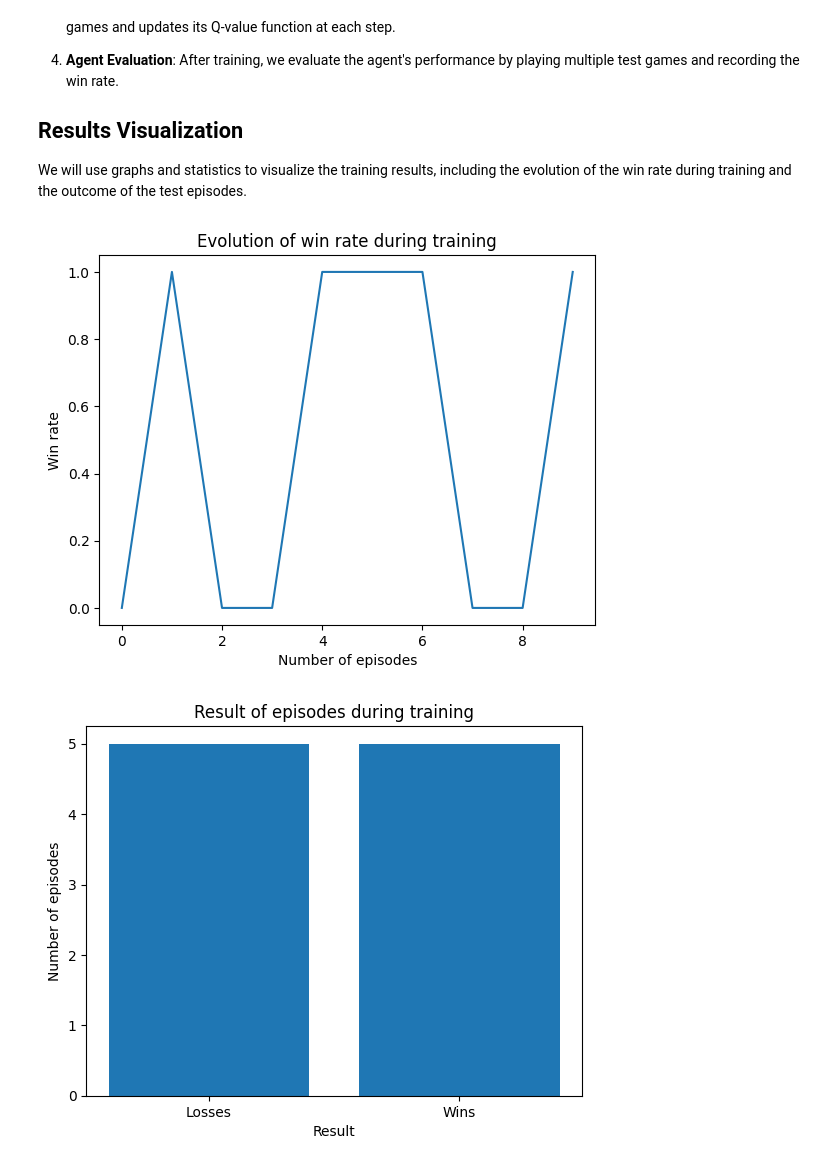
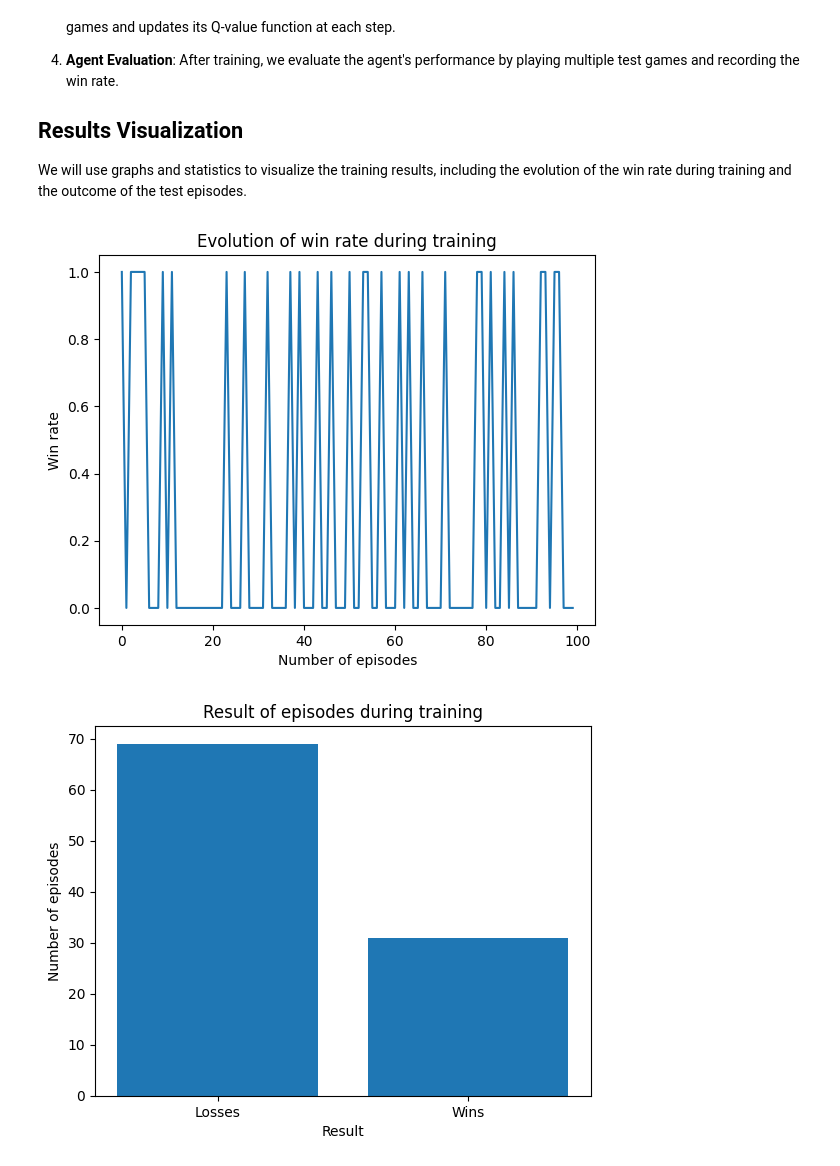
Before and after one commit to AlvaroPorcel/ReinforcementLearning_BlackJack, a Jupyter notebook: Statistic_Graphs.ipynb, the cells around one changed output. Cells and saved outputs as stored; diff of their text form; code cells hidden in the pictures.

```diff
--- a/Statistic_Graphs.ipynb
+++ b/Statistic_Graphs.ipynb
@@ -33,7 +33,7 @@ from agent import QLearningAgent
 # Training the agent
 env = Blackjack()
 agent = QLearningAgent(n_actions=2)
-num_episodes = 10
+num_episodes = 100
 num_test_episodes = 10
 win_rates = []
 rewards_per_episode = []
@@ -46,97 +46,32 @@ for episode in range(num_episodes):
     while not done:
         action = agent.choose_action(*state)
         next_state, reward, done = env.step(action)
         agent.update_q_table(state, action, reward, next_state)
         state = next_state
         if reward == 1:
             total_wins += 1
     win_rates.append(total_wins)
 
 # Visualization of statistics
 plt.plot(win_rates)
 plt.xlabel('Number of episodes')
 plt.ylabel('Win rate')
 plt.title('Evolution of win rate during training')
 plt.show()
 
 # Counting number of wins and losses
 num_wins = sum(win_rates)
 num_losses = num_episodes - num_wins
 
 # Creating a list with the result of each episode (0 for loss, 1 for win)
 episode_results = [0] * num_losses + [1] * num_wins
 
 # Visualization of statistics with bar chart
 plt.bar(['Losses', 'Wins'], [num_losses, num_wins])
 plt.xlabel('Result')
 plt.ylabel('Number of episodes')
 plt.title('Result of episodes during training')
 plt.show()
-
-import numpy as np
-import matplotlib.pyplot as plt
-from blackjack import Blackjack
-from agent import QLearningAgent, SARSA_Agent, DQN_Agent
-
-# Función para entrenar y evaluar un agente
-def train_and_evaluate(agent, num_episodes=10000, num_test_episodes=100):
-    env = Blackjack()
-    win_rates = []
-
-    # Entrenamiento
-    for episode in range(num_episodes):
-        state = env.reset()
-        done = False
-        total_wins = 0
-        while not done:
-            action = agent.choose_action(*state)
-            next_state, reward, done = env.step(action)
-            agent.update(state, action, reward, next_state)
-            state = next_state
-            if reward == 1:
-                total_wins += 1
-        win_rates.append(total_wins)
-
-    # Evaluación
-    total_wins = 0
-    for _ in range(num_test_episodes):
-        state = env.reset()
-        done = False
-        while not done:
-            action = agent.choose_action(*state)
-            next_state, reward, done = env.step(action)
-            state = next_state
-            if done and reward == 1:
-                total_wins += 1
-
-    win_rate = total_wins / num_test_episodes
-    return win_rate
-
-# Comparación de algoritmos
-num_episodes = 10000
-num_test_episodes = 100
-
-# Entrenar y evaluar algoritmo Q-learning
-q_learning_agent = QLearningAgent(n_actions=2)
-q_learning_win_rate = train_and_evaluate(q_learning_agent, num_episodes, num_test_episodes)
-
-# Entrenar y evaluar algoritmo SARSA
-sarsa_agent = SARSA_Agent(n_actions=2)
-sarsa_win_rate = train_and_evaluate(sarsa_agent, num_episodes, num_test_episodes)
-
-# Entrenar y evaluar algoritmo DQN
-dqn_agent = DQN_Agent(n_actions=2)
-dqn_win_rate = train_and_evaluate(dqn_agent, num_episodes, num_test_episodes)
-
-# Visualizar resultados
-labels = ['Q-Learning', 'SARSA', 'DQN']
-win_rates = [q_learning_win_rate, sarsa_win_rate, dqn_win_rate]
-
-plt.bar(labels, win_rates)
-plt.xlabel('Algoritmo')
-plt.ylabel('Tasa de victorias')
-plt.title('Comparación de algoritmos de aprendizaje por refuerzo en Blackjack')
-plt.show()
 # %% [output]
-[figure, old version]
+[figure, new version]
-[figure, old version]
+[figure, new version]
```
Also changed, not shown: parts of 1 cell of this notebook.
